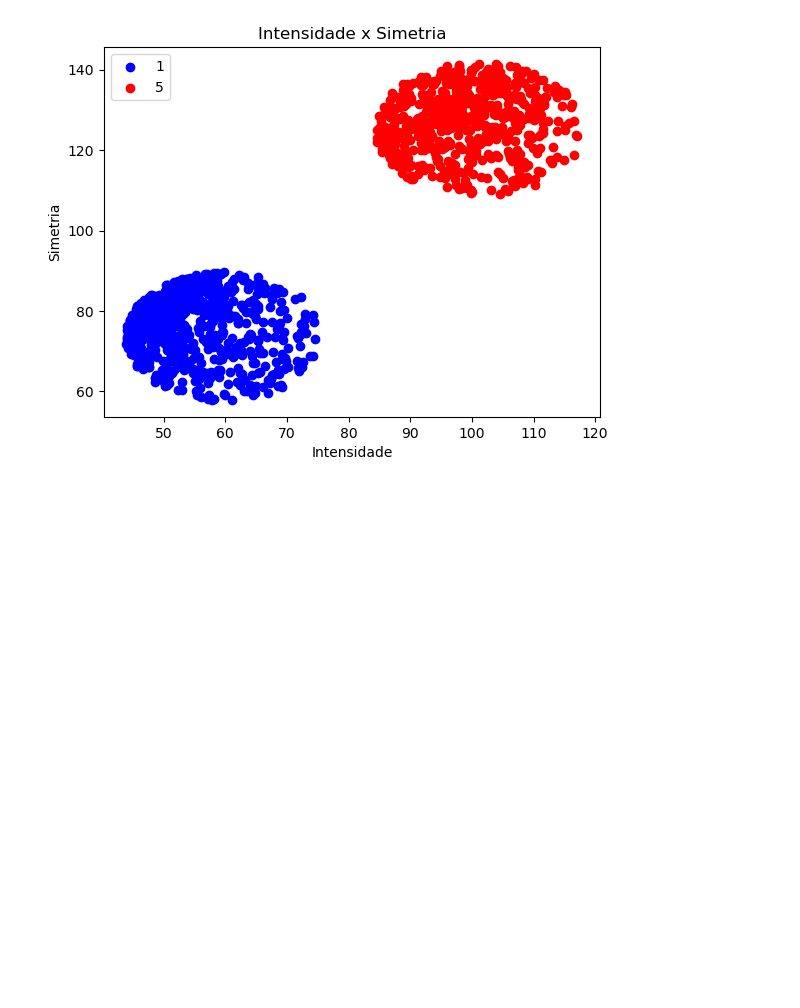
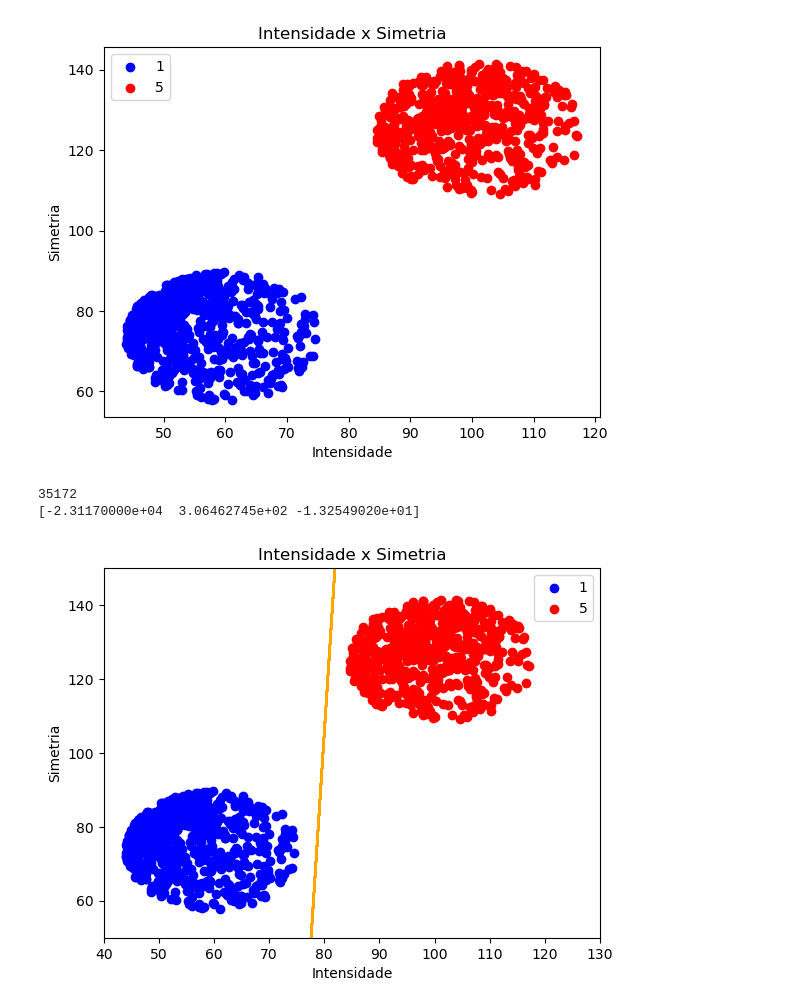
Before and after one commit to ivoaraujo17/Machine_Learning_Project_1, a Jupyter notebook: main.ipynb, the cells around one changed output. Cells and saved outputs as stored; diff of their text form; code cells hidden in the pictures; blank space fills up the shorter version.

Commit message:
separando os dados para uma pasta

```diff
--- a/main.ipynb
+++ b/main.ipynb
@@ -19,3 +19,40 @@ plt.legend()
 plt.show()
 # %% [output]
 [figure]
+# %%
+from sklearn.model_selection import train_test_split
+
+# Separando os dados em treino e teste
+X = dados[["intensidade", "simetria"]]
+X["bias"] = 1
+X = X[["bias", "intensidade", "simetria"]].values
+y = dados["label"]
+# substitui os valores de y por 1 ou -1
+y = y.replace(1, -1)
+y = y.replace(5, 1)
+y = y.values
+# %%
+from PLA import PlaPocket
+
+pla = PlaPocket()
+pla.execute(X, y)
+
+print(pla.w)
+# %% [output]
+35172
+[-2.31170000e+04  3.06462745e+02 -1.32549020e+01]
+# %%
+# plota o w com os dados
+plt.scatter(dados_label_1["intensidade"], dados_label_1["simetria"], c='blue', label='1')
+plt.scatter(dados_label_5["intensidade"], dados_label_5["simetria"], c='red', label='5')
+plt.xlabel("Intensidade")
+plt.ylabel("Simetria")
+plt.title("Intensidade x Simetria")
+plt.legend()
+plt.plot(X, (-pla.w[0] - pla.w[1]*X) / pla.w[2], c='orange')
+# define os limites do gráfico
+plt.xlim(40, 130)
+plt.ylim(50, 150)
+plt.show()
+# %% [output]
+[figure, added]
```
Also changed, not shown: 7 other files.
